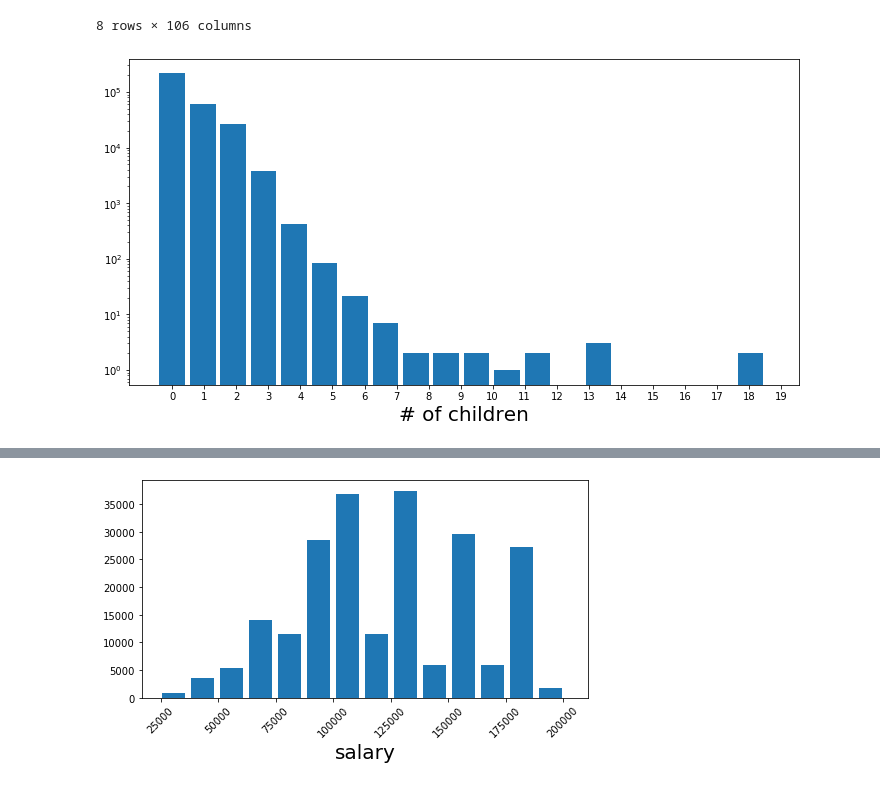
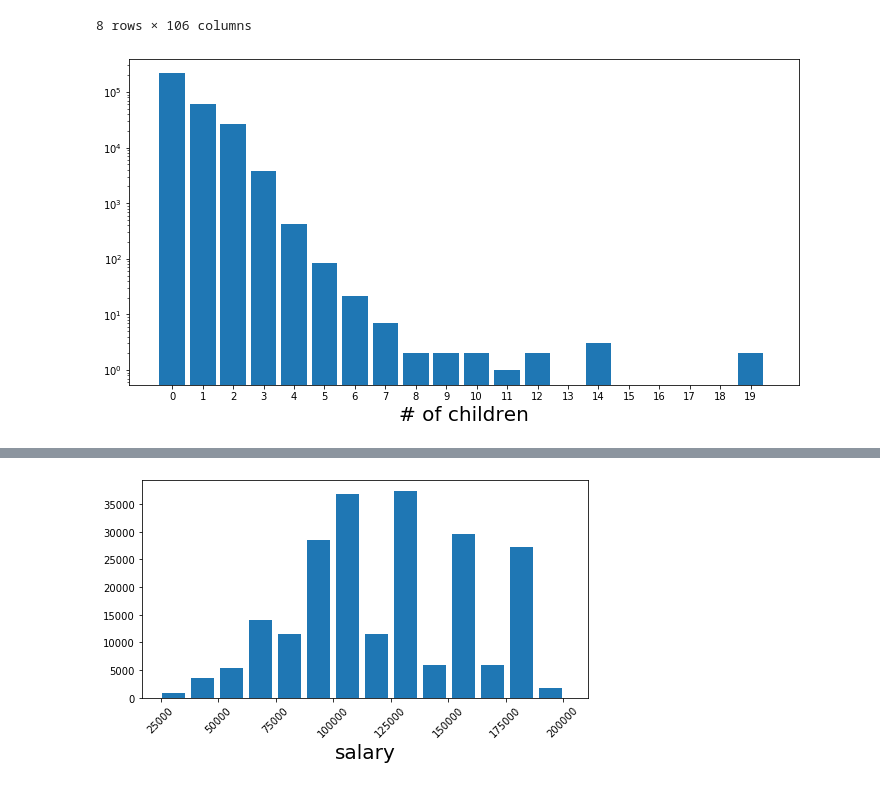
Before and after one commit to Halesu/4th-ML100Days, a Jupyter notebook: homework/Day_008_HW.ipynb, the cells around one changed output, grey strips where cells are left out. Drawn from its saved outputs; the diff is of its cells as text; code cells hidden in the pictures.

```diff
--- a/homework/Day_008_HW.ipynb
+++ b/homework/Day_008_HW.ipynb
@@ -46,11 +46,12 @@ app_train.describe()
 # %%
 plt.figure(figsize=(12,6))
 plt.hist( app_train["CNT_CHILDREN"], bins=20, log=True, width=0.8)
 plt.xlabel("# of children", fontsize=20)
-plt.xticks( np.arange(20)+0.4, np.arange(20))
+tick = [0.95*n + 0.4 for n in range(20)]
+plt.xticks(tick, np.arange(20))
 plt.show()
 # %% [output]
-[figure, old version]
+[figure, new version]
 # %%
 app_train["CNT_CHILDREN"].value_counts().sort_index()
 # %% [output]
```
